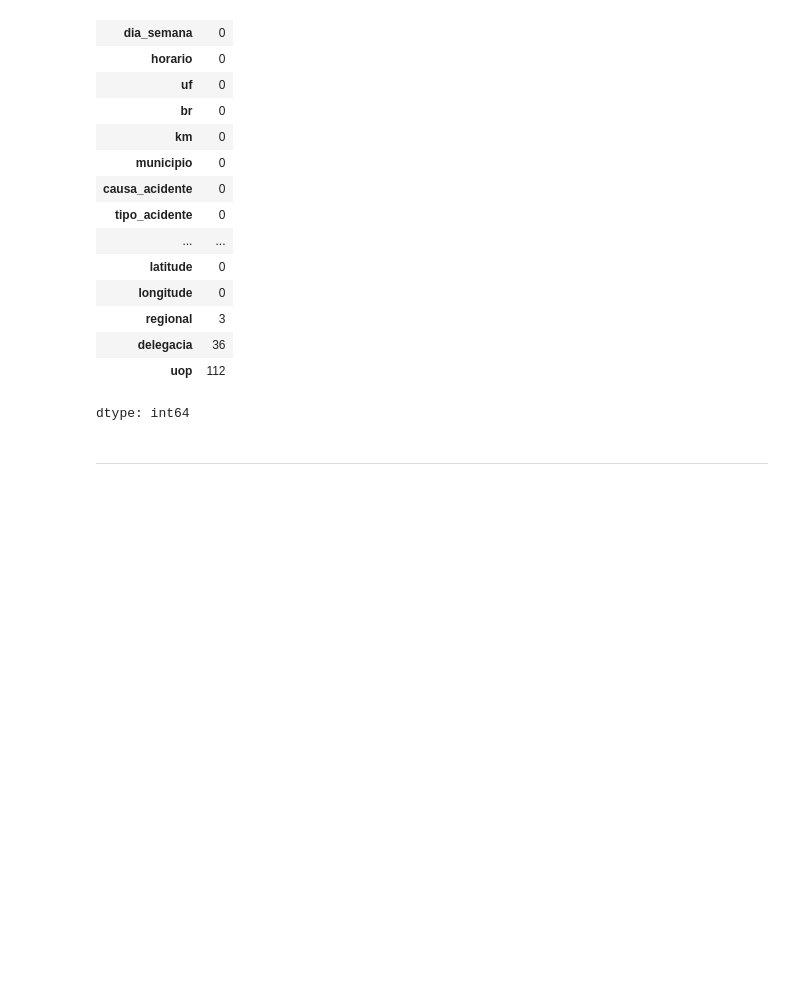
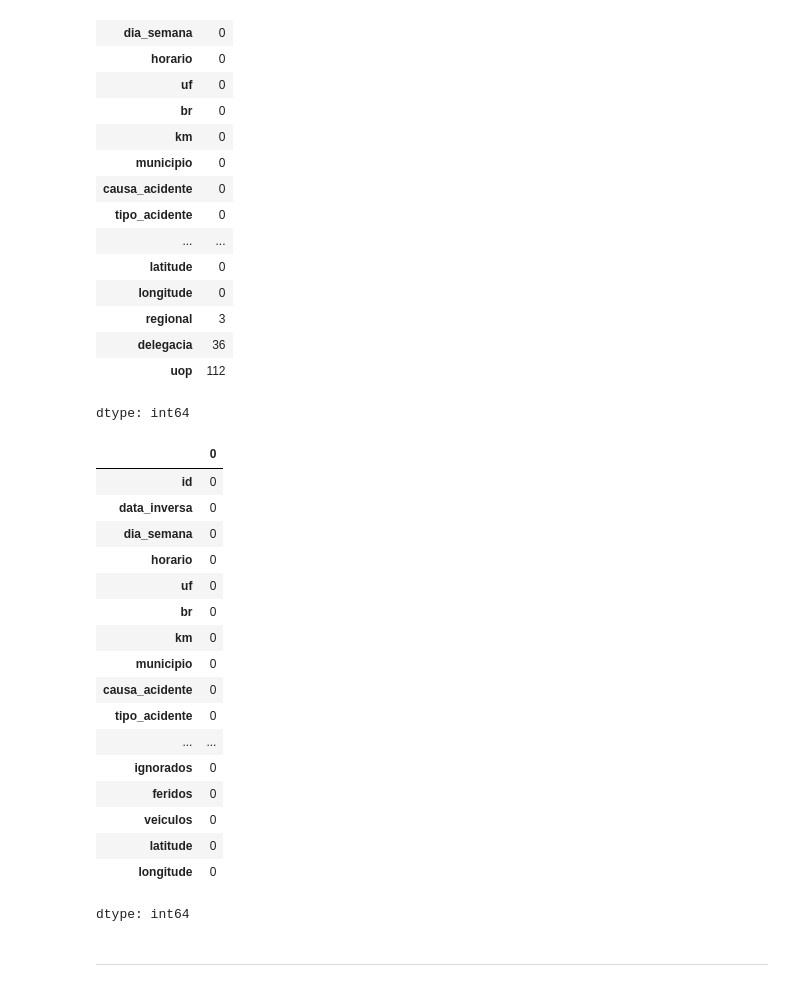
Before and after one commit to gabrielmprata/acidentes_transito, a Jupyter notebook: Acidentes_Rodoviarios.ipynb, the cells around one changed output. Cells and saved outputs as stored; diff of their text form; code cells hidden in the pictures; blank space fills up the shorter version.

```diff
--- a/Acidentes_Rodoviarios.ipynb
+++ b/Acidentes_Rodoviarios.ipynb
@@ -159,6 +164,28 @@ df_acidentes.isnull().sum()
 | delegacia | 36 |
 | uop | 112 |
 dtype: int64
+# %%
+# Quantidade de NaN/Missing/Nulls no dataframe
+df_acidentes_2023.isnull().sum()
+# %% [output]
+|  | 0 |
+| id | 0 |
+| data_inversa | 0 |
+| dia_semana | 0 |
+| horario | 0 |
+| uf | 0 |
+| br | 0 |
+| km | 0 |
+| municipio | 0 |
+| causa_acidente | 0 |
+| tipo_acidente | 0 |
+| ... | ... |
+| ignorados | 0 |
+| feridos | 0 |
+| veiculos | 0 |
+| latitude | 0 |
+| longitude | 0 |
+dtype: int64
 # %% [markdown]
 
 
```
Also changed, not shown: parts of 22 cells of this notebook.
